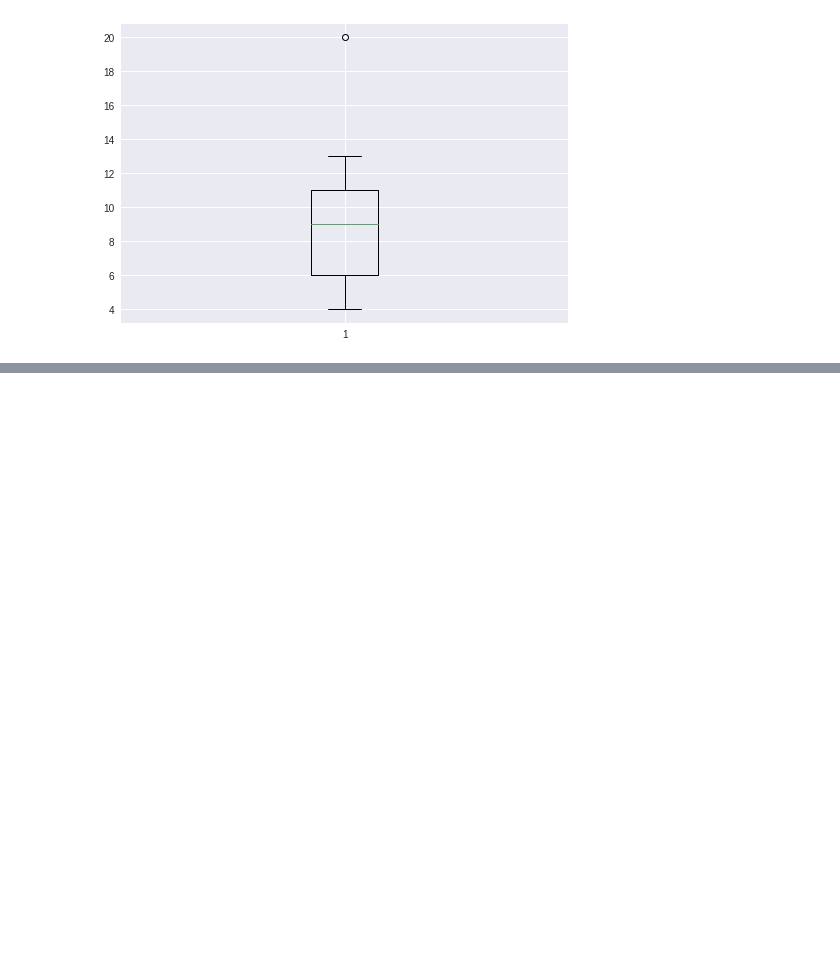
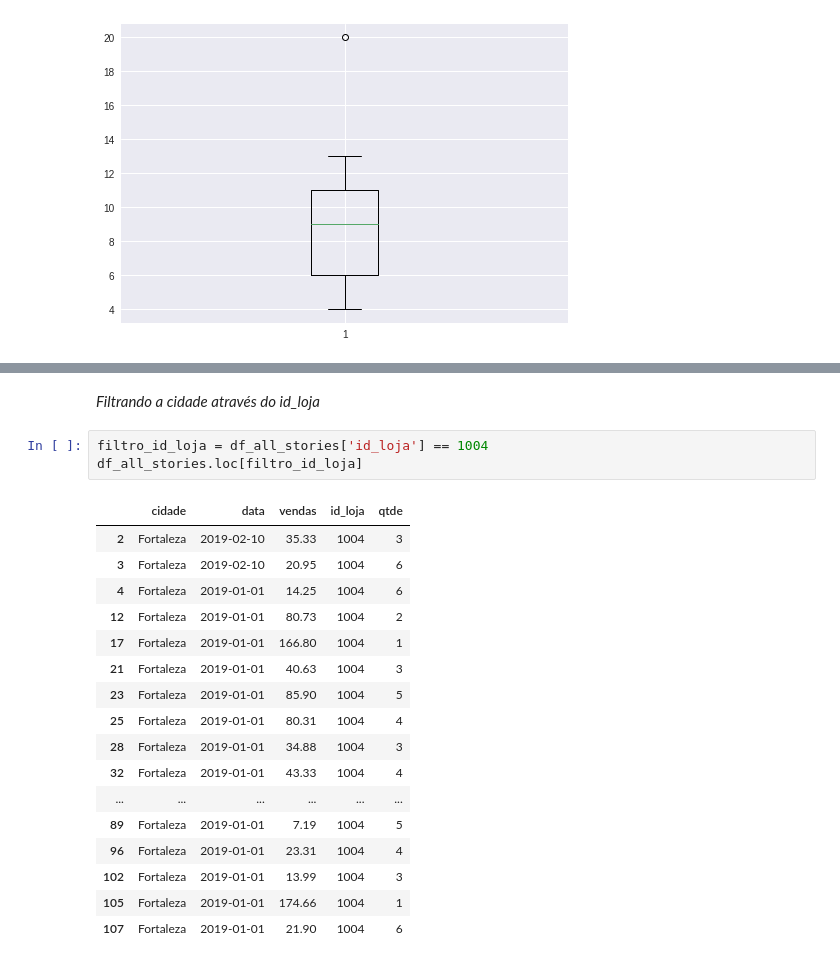
Before and after one commit to devAquino/An-lise-de-dados-com-Python-e-Pandas, a Jupyter notebook: Análise_de_dados_com_Python_e_Pandas.ipynb, the cells around one changed output, grey strips where cells are left out. Saved outputs shown, nothing was run; the diff lists cells and outputs as text; blank space fills up the shorter version.

```diff
--- a/Análise_de_dados_com_Python_e_Pandas.ipynb
+++ b/Análise_de_dados_com_Python_e_Pandas.ipynb
@@ -308,0 +361,23 @@ plt.boxplot(df.tempo_envio);
+# %% [markdown]
+*Filtrando a cidade através do id_loja*
+# %%
+filtro_id_loja = df_all_stories['id_loja'] == 1004
+df_all_stories.loc[filtro_id_loja]
+# %% [output]
+|  | cidade | data | vendas | id_loja | qtde |
+| 2 | Fortaleza | 2019-02-10 | 35.33 | 1004 | 3 |
+| 3 | Fortaleza | 2019-02-10 | 20.95 | 1004 | 6 |
+| 4 | Fortaleza | 2019-01-01 | 14.25 | 1004 | 6 |
+| 12 | Fortaleza | 2019-01-01 | 80.73 | 1004 | 2 |
+| 17 | Fortaleza | 2019-01-01 | 166.80 | 1004 | 1 |
+| 21 | Fortaleza | 2019-01-01 | 40.63 | 1004 | 3 |
+| 23 | Fortaleza | 2019-01-01 | 85.90 | 1004 | 5 |
+| 25 | Fortaleza | 2019-01-01 | 80.31 | 1004 | 4 |
+| 28 | Fortaleza | 2019-01-01 | 34.88 | 1004 | 3 |
+| 32 | Fortaleza | 2019-01-01 | 43.33 | 1004 | 4 |
+| ... | ... | ... | ... | ... | ... |
+| 89 | Fortaleza | 2019-01-01 | 7.19 | 1004 | 5 |
+| 96 | Fortaleza | 2019-01-01 | 23.31 | 1004 | 4 |
+| 102 | Fortaleza | 2019-01-01 | 13.99 | 1004 | 3 |
+| 105 | Fortaleza | 2019-01-01 | 174.66 | 1004 | 1 |
+| 107 | Fortaleza | 2019-01-01 | 21.90 | 1004 | 6 |
```
Also changed, not shown: parts of 28 cells of this notebook.
